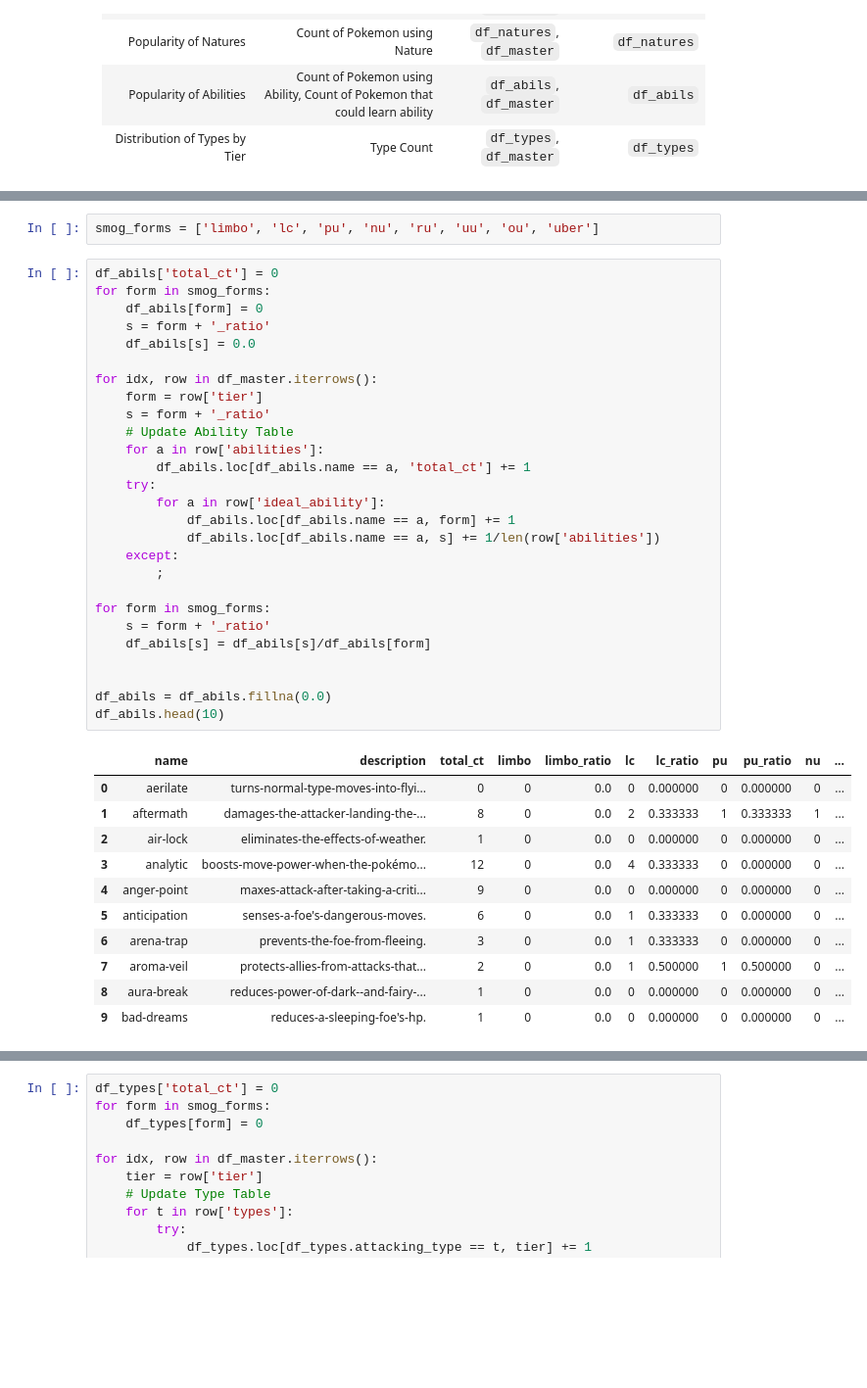
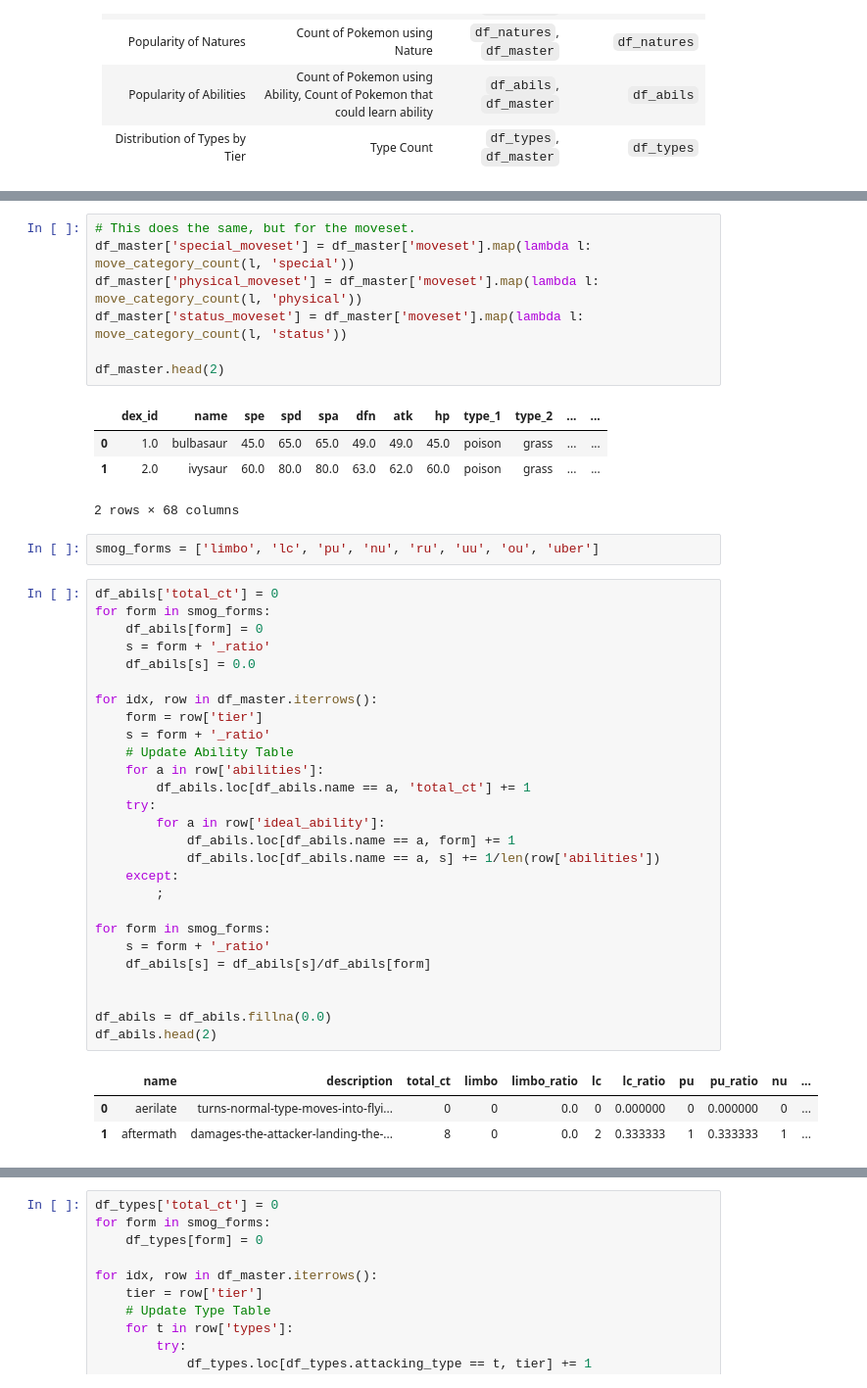
Before and after one commit to icookfood/poke-viz-2019, a Jupyter notebook: jjubilee.githubprojects.pokemonviz DRAFT.ipynb, the cells around one changed output, grey strips where cells are left out. Shown at 98% size. Drawn from its saved outputs; the diff is of its cells as text; blank space fills up the shorter version.

```diff
--- a/jjubilee.githubprojects.pokemonviz DRAFT.ipynb
+++ b/jjubilee.githubprojects.pokemonviz DRAFT.ipynb
@@ -904,44 +907,48 @@ df_master.head(10)
+# %%
+# This does the same, but for the moveset.
+df_master['special_moveset'] = df_master['moveset'].map(lambda l: move_category_count(l, 'special'))
+df_master['physical_moveset'] = df_master['moveset'].map(lambda l: move_category_count(l, 'physical'))
+df_master['status_moveset'] = df_master['moveset'].map(lambda l: move_category_count(l, 'status'))
+
+df_master.head(2)
+# %% [output]
+|  | dex_id | name | spe | spd | spa | dfn | atk | hp | type_1 | type_2 | ... | ... |
+| 0 | 1.0 | bulbasaur | 45.0 | 65.0 | 65.0 | 49.0 | 49.0 | 45.0 | poison | grass | ... | ... |
+| 1 | 2.0 | ivysaur | 60.0 | 80.0 | 80.0 | 63.0 | 62.0 | 60.0 | poison | grass | ... | ... |
+2 rows × 68 columns
 # %%
 smog_forms = ['limbo', 'lc', 'pu', 'nu', 'ru', 'uu', 'ou', 'uber']
 # %%
 df_abils['total_ct'] = 0
 for form in smog_forms:
     df_abils[form] = 0
     s = form + '_ratio'
     df_abils[s] = 0.0
 
 for idx, row in df_master.iterrows():
     form = row['tier']
     s = form + '_ratio'
     # Update Ability Table
     for a in row['abilities']:
         df_abils.loc[df_abils.name == a, 'total_ct'] += 1
     try:
         for a in row['ideal_ability']:
             df_abils.loc[df_abils.name == a, form] += 1
             df_abils.loc[df_abils.name == a, s] += 1/len(row['abilities'])
     except:
         ;
 
 for form in smog_forms:
     s = form + '_ratio'
     df_abils[s] = df_abils[s]/df_abils[form]
 
 
 df_abils = df_abils.fillna(0.0)
-df_abils.head(10)
+df_abils.head(2)
 # %% [output]
 |  | name | description | total_ct | limbo | limbo_ratio | lc | lc_ratio | pu | pu_ratio | nu | ... |
 | 0 | aerilate | turns-normal-type-moves-into-flyi... | 0 | 0 | 0.0 | 0 | 0.000000 | 0 | 0.000000 | 0 | ... |
 | 1 | aftermath | damages-the-attacker-landing-the-... | 8 | 0 | 0.0 | 2 | 0.333333 | 1 | 0.333333 | 1 | ... |
-| 2 | air-lock | eliminates-the-effects-of-weather. | 1 | 0 | 0.0 | 0 | 0.000000 | 0 | 0.000000 | 0 | ... |
-| 3 | analytic | boosts-move-power-when-the-pokémo... | 12 | 0 | 0.0 | 4 | 0.333333 | 0 | 0.000000 | 0 | ... |
-| 4 | anger-point | maxes-attack-after-taking-a-criti... | 9 | 0 | 0.0 | 0 | 0.000000 | 0 | 0.000000 | 0 | ... |
-| 5 | anticipation | senses-a-foe's-dangerous-moves. | 6 | 0 | 0.0 | 1 | 0.333333 | 0 | 0.000000 | 0 | ... |
-| 6 | arena-trap | prevents-the-foe-from-fleeing. | 3 | 0 | 0.0 | 1 | 0.333333 | 0 | 0.000000 | 0 | ... |
-| 7 | aroma-veil | protects-allies-from-attacks-that... | 2 | 0 | 0.0 | 1 | 0.500000 | 1 | 0.500000 | 0 | ... |
-| 8 | aura-break | reduces-power-of-dark--and-fairy-... | 1 | 0 | 0.0 | 0 | 0.000000 | 0 | 0.000000 | 0 | ... |
-| 9 | bad-dreams | reduces-a-sleeping-foe's-hp. | 1 | 0 | 0.0 | 0 | 0.000000 | 0 | 0.000000 | 0 | ... |
 # %%
 df_moves['total_ct'] = 0
 for idx, row in df_master.iterrows():
```
Also changed, not shown: parts of 58 cells of this notebook, 2 other files.
